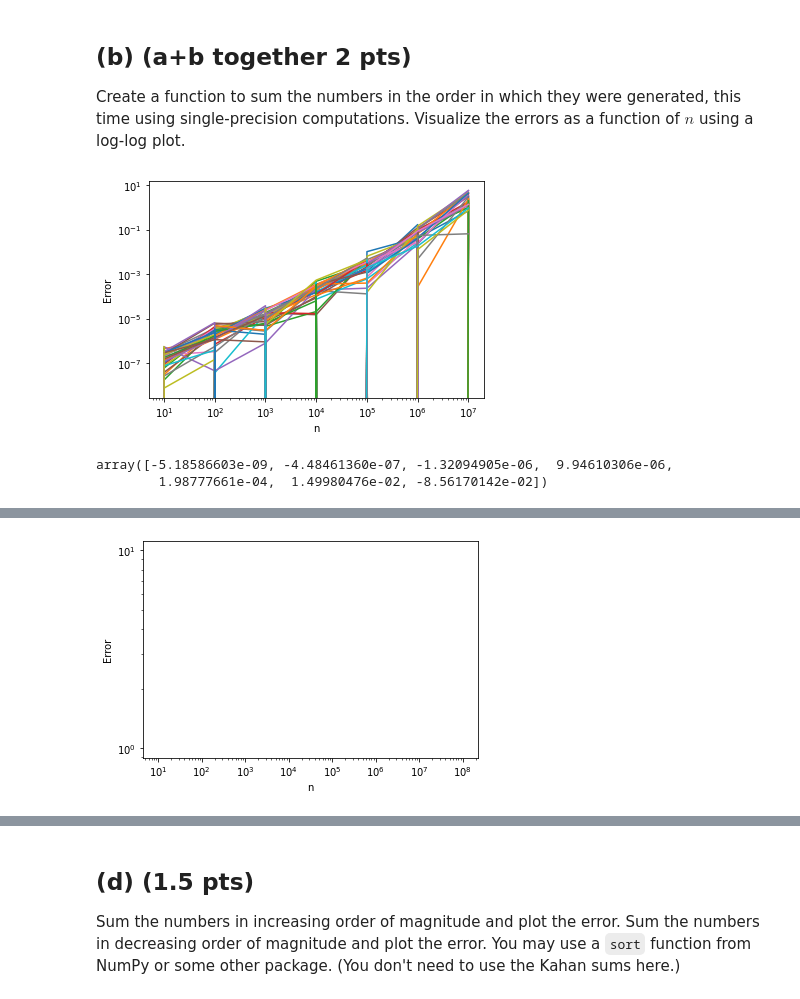
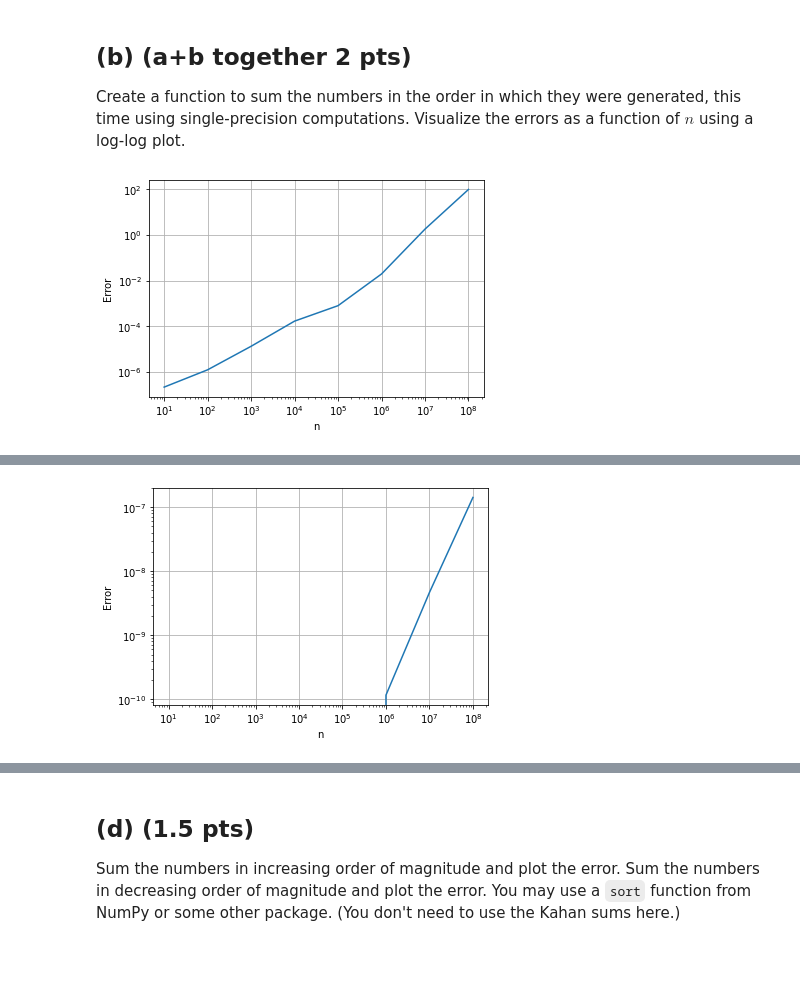
Before and after one commit to marcelvdla/NumAlg14, a Jupyter notebook: hw1_2022.ipynb, the cells around one changed output, grey strips where cells are left out. Drawn from its saved outputs; the diff is of its cells as text; code cells hidden in the pictures; blank space fills up the shorter version.

Commit message:
changed error to abs values

```diff
--- a/hw1_2022.ipynb
+++ b/hw1_2022.ipynb
@@ -158,7 +161,7 @@ Create a function to sum the numbers using double precision computations in the
 import numpy as np
 
 def random_array(n):
-    return np.float32(np.random.uniform(size=n))
+    return np.single(np.random.uniform(size=n))
 
 def sum_double(a):
     return np.sum(a, dtype=np.float64)
@@ -167,29 +170,21 @@ def sum_double(a):
 Create a function to sum the numbers in the order in which they were generated, this time using single-precision computations. Visualize the errors as a function of $n$ using a log-log plot.
 # %%
 def sum_single(a):
-    return np.sum(a, dtype=np.float32)
+    return np.sum(a, axis=0, dtype=np.float32)
 
 import matplotlib.pyplot as plt
 
-# errors = []
-N = [10 ** k for k in range(1,8)]
-for i in range(100):
-    a_list = [random_array(n) for n in N]
-    errors = [sum_double(a) - sum_single(a) for a in a_list]
-    plt.loglog(N, errors)
+N = np.logspace(1, 8, 8, base = 10)
+a_list = np.array([random_array(int(n)) for n in N], dtype='object')
+errors = [np.abs(sum_double(a) - sum_single(a)) for a in a_list]
 
-# avg_error = np.mean(errors, axis=0)
-# plt.loglog(N, avg_error)
+plt.loglog(N, errors)
+plt.grid()
 plt.xlabel('n')
 plt.ylabel('Error')
 plt.show()
 # %% [output]
-[figure, old version]
+[figure, new version]
-# %%
-avg_error
-# %% [output]
-array([-5.18586603e-09, -4.48461360e-07, -1.32094905e-06,  9.94610306e-06,
-        1.98777661e-04,  1.49980476e-02, -8.56170142e-02])
 # %% [markdown]
 ## (c) (1.5 pts)
 Use the following compensated summation algorithm (due to Kahan), again using only single precision, to sum the numbers in the order in which they were generated:
@@ -211,10 +206,12 @@ def sum_kahan(a):
         s = t
     return s
 
-errors_kahan = [sum_double(a) - sum_kahan(a) for a in a_list]
+errors_kahan = [np.abs(sum_double(a) - sum_kahan(a)) for a in a_list]
+
 plt.loglog(N, errors_kahan)
 plt.xlabel('n')
 plt.ylabel('Error')
+plt.grid()
 plt.show()
 # %% [output]
-[figure, old version]
+[figure, new version]
```
Also changed, not shown: parts of 4 cells of this notebook.
